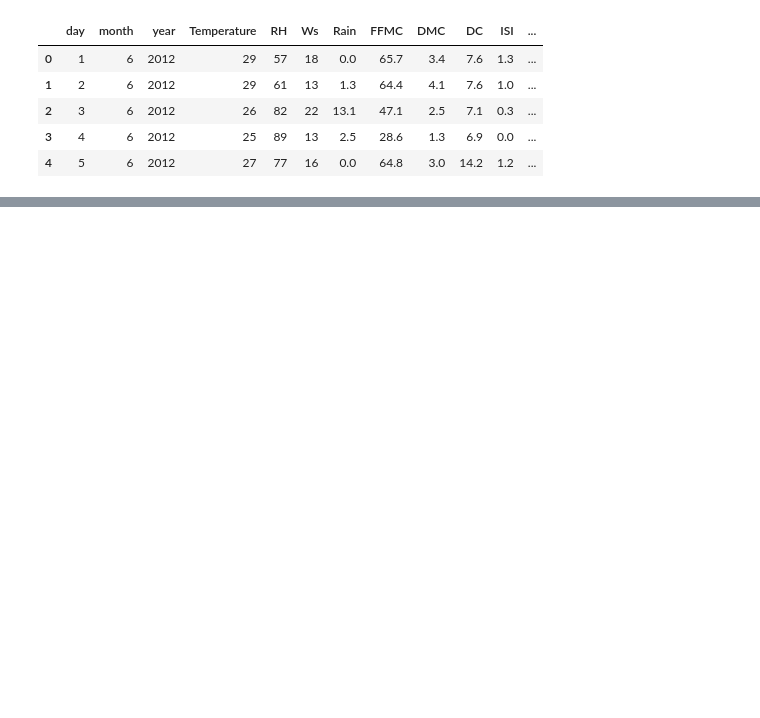
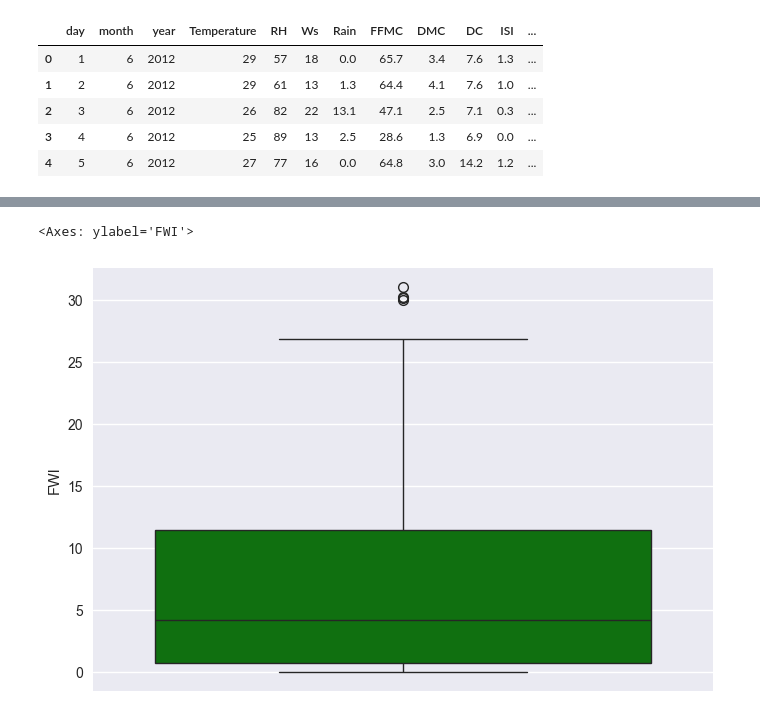
Before and after one commit to Shyam4849/Data-Science-and-Machine-Learning, a Jupyter notebook: 25-Ridge-Lasso-and-ElasticNet-ML-Algorithms/25.4-Ridge-Lasso-Regression.ipynb, the cells around one changed output, grey strips where cells are left out. Cells and saved outputs as stored; diff of their text form; code cells hidden in the pictures; blank space fills up the shorter version.

```diff
--- a/25-Ridge-Lasso-and-ElasticNet-ML-Algorithms/25.4-Ridge-Lasso-Regression.ipynb
+++ b/25-Ridge-Lasso-and-ElasticNet-ML-Algorithms/25.4-Ridge-Lasso-Regression.ipynb
@@ -274,0 +381,6 @@ df.head()
+# %%
+## Box Plots
+sns.boxplot(df_copy['FWI'], color='g')
+# %% [output]
+<Axes: ylabel='FWI'>
+[figure, added]
```
Also changed, not shown: parts of 21 cells of this notebook, 1 other file.
